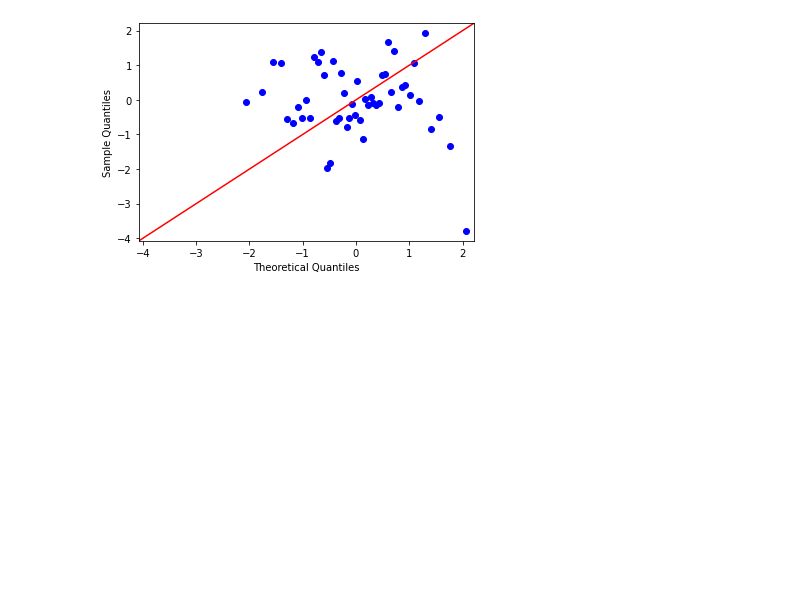
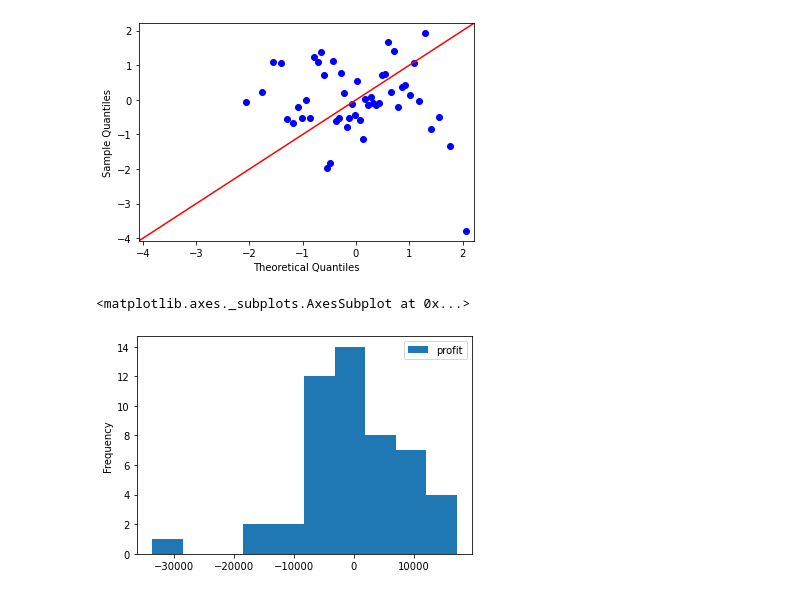
Before and after one commit to sandipto-sanyal/self_study, a Jupyter notebook: linear regression/Linear regression.ipynb, the cells around one changed output. Cells and saved outputs as stored; diff of their text form; code cells hidden in the pictures; blank space fills up the shorter version.

```diff
--- a/linear regression/Linear regression.ipynb
+++ b/linear regression/Linear regression.ipynb
@@ -254,3 +254,8 @@ qqplot(data=errors,line='45',fit=True)
 # %% [output]
 [figure]
 [figure]
+# %%
+errors.plot.hist()
+# %% [output]
+<matplotlib.axes._subplots.AxesSubplot at 0x...>
+[figure, added]
```
